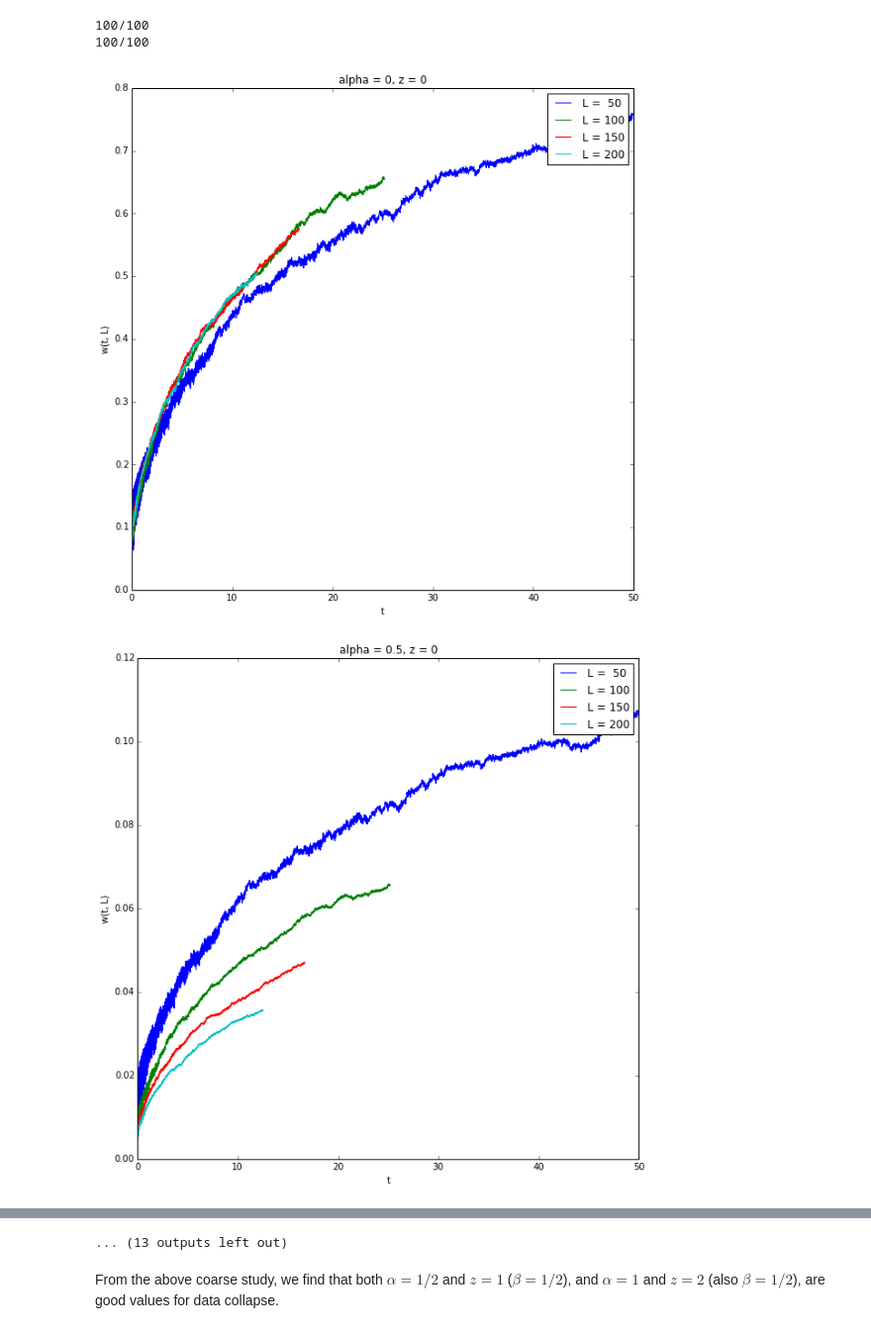
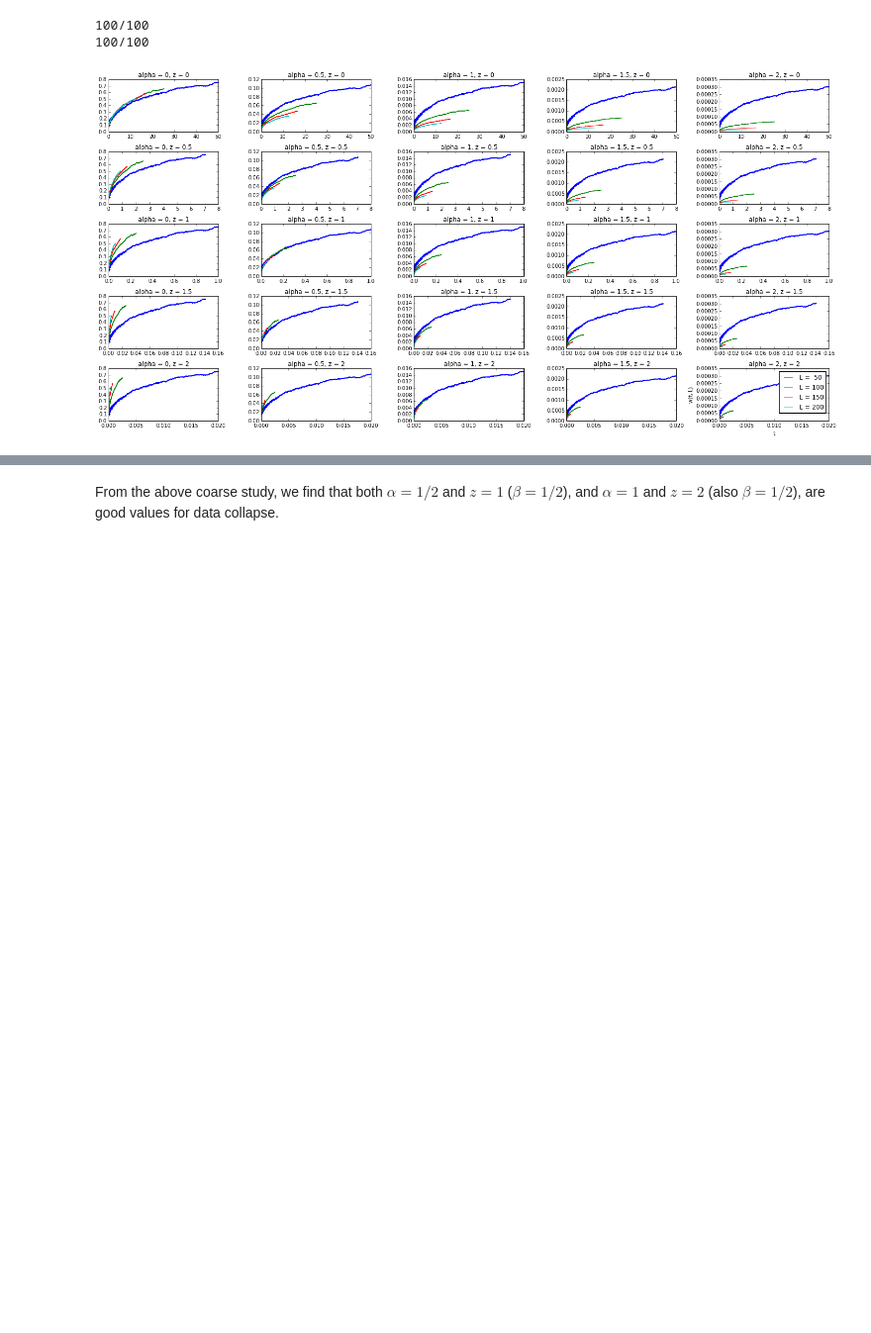
Before and after one commit to jorgehog/NanoHealWorkshop2015, a Jupyter notebook: KMC.ipynb, the cells around one changed output, grey strips where cells are left out. Shown at 99% size. Drawn from its saved outputs; the diff is of its cells as text; code cells hidden in the pictures; blank space fills up the shorter version.

```diff
--- a/KMC.ipynb
+++ b/KMC.ipynb
@@ -258,10 +260,6 @@ for F in F_values:
 
     average_heights = all_surfaces.mean(axis=1)
 
-    figure()
-    plot(average_heights)
-    show()
-
     delta_heigths = average_heights[thermalization+1:] - average_heights[thermalization]
     delta_times   = all_times[thermalization+1:] - all_times[thermalization]
 
@@ -420,22 +404,24 @@ for L in L_values:
 100/100
 100/100
 # %%
-z_values = linspace(0, 2, 5)
-alpha_values = linspace(0, 2, 5)
+N = 5
 
-figsize(10, 10)
-for z in z_values:
-    for alpha in alpha_values:
+z_values = linspace(0, 2, N)
+alpha_values = linspace(0, 2, N)
 
-        figure()
+figsize(20, 10)
+f, axes_array = subplots(N, N)
+
+for i, z in enumerate(z_values):
+    for j, alpha in enumerate(alpha_values):
+
         for L, time, average_roughness in zip(L_values, times, average_roughnesses):
-            plot(time/L**z, average_roughness/L**alpha, label="L = %3d" % L)
-
-        title("alpha = %g, z = %g" % (alpha, z))
-        xlabel("t")
-        ylabel("w(t, L)")
-        legend()
-        show()
+            axes_array[i, j].plot(time/L**z, average_roughness/L**alpha, label="L = %3d" % L)
+            axes_array[i, j].set_title("alpha = %g, z = %g" % (alpha, z))
+xlabel("t")
+ylabel("w(t, L)")
+legend()
+tight_layout()
+show()
 # %% [output]
-[figure, old version]
+[figure, new version]
-[figure, removed]
@@ -452,4 +428,3 @@ for z in z_values:
-... (13 outputs left out)
 # %% [markdown]
 From the above coarse study, we find that both $\alpha=1/2$ and $z=1$ ($\beta = 1/2$),
 and $\alpha=1$ and $z = 2$ (also $\beta = 1/2$), are good values for data collapse.
```
Also changed, not shown: parts of 3 cells of this notebook.
